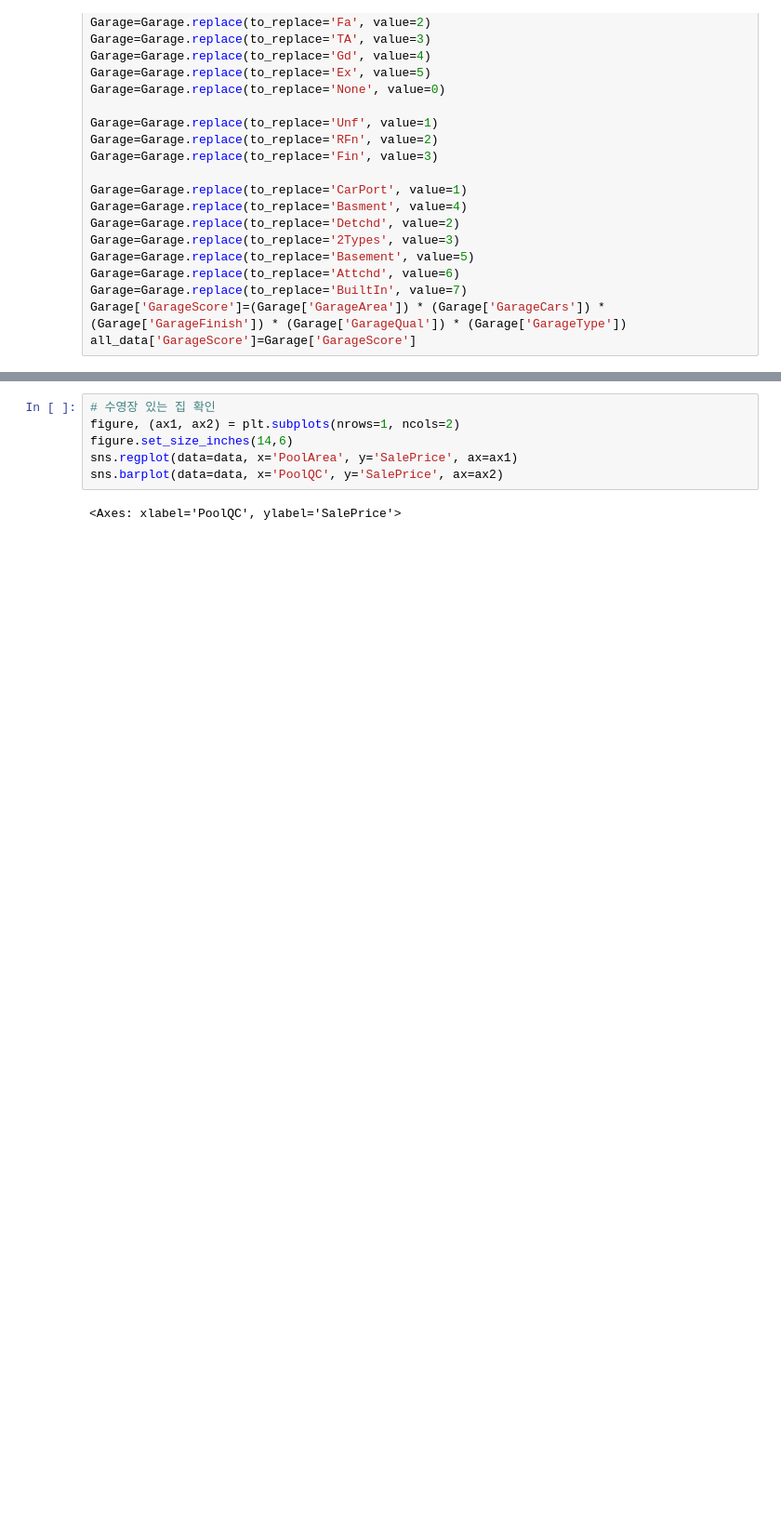
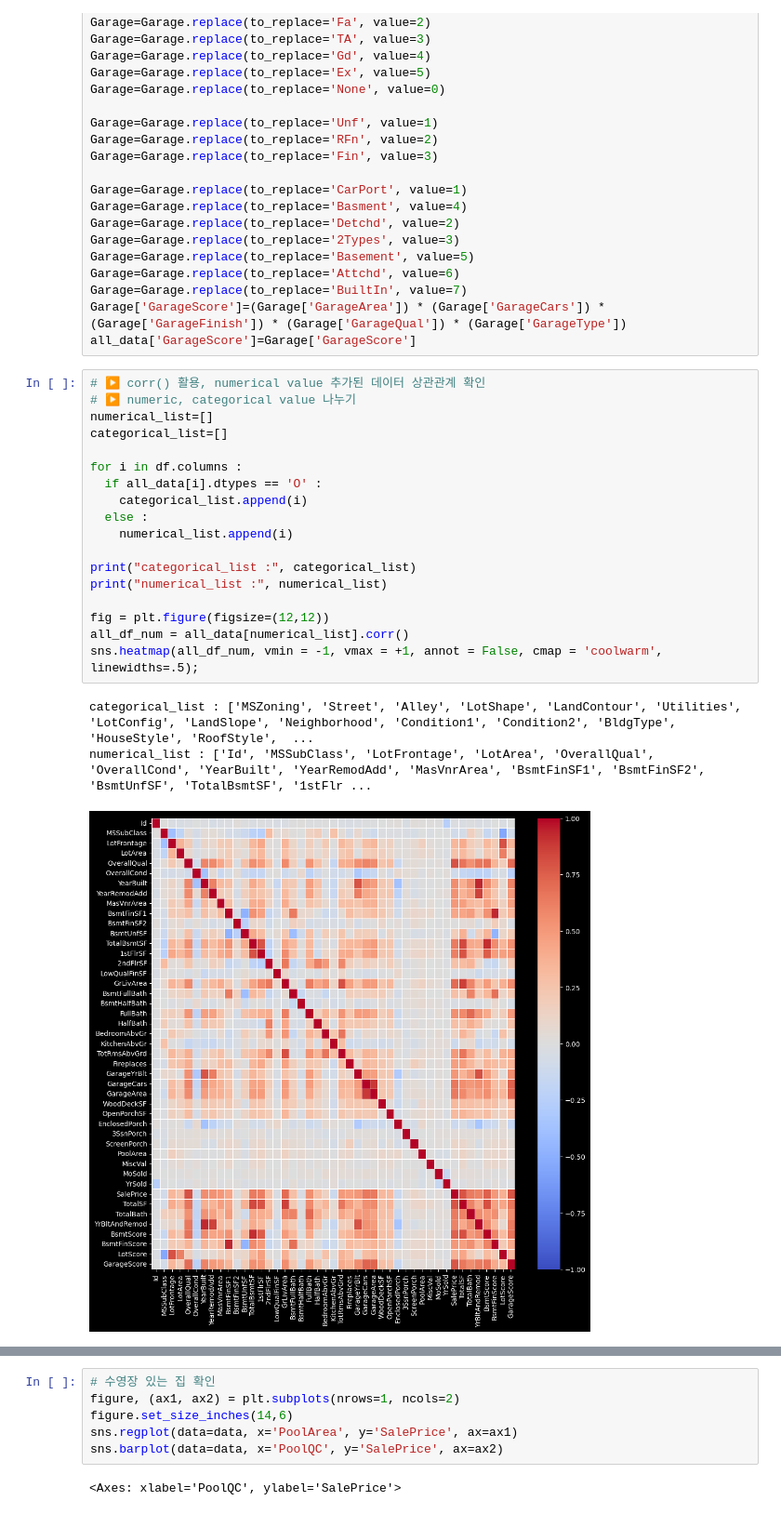
Before and after one commit to kinzinzz/Real_estate_Price_Prediction, a Jupyter notebook: 부동산_가격_예측.ipynb, the cells around one changed output, grey strips where cells are left out. Shown at 93% size. Saved outputs shown, nothing was run; the diff lists cells and outputs as text; blank space fills up the shorter version.

```diff
--- a/부동산_가격_예측.ipynb
+++ b/부동산_가격_예측.ipynb
@@ -538,3 +510,25 @@ Garage=Garage.replace(to_replace='Attchd', value=6)
 Garage=Garage.replace(to_replace='BuiltIn', value=7)
 Garage['GarageScore']=(Garage['GarageArea']) * (Garage['GarageCars']) * (Garage['GarageFinish']) * (Garage['GarageQual']) * (Garage['GarageType'])
 all_data['GarageScore']=Garage['GarageScore']
+# %%
+# ▶ corr() 활용, numerical value 추가된 데이터 상관관계 확인
+# ▶ numeric, categorical value 나누기
+numerical_list=[]
+categorical_list=[]
+
+for i in df.columns :
+  if all_data[i].dtypes == 'O' :
+    categorical_list.append(i)
+  else :
+    numerical_list.append(i)
+
+print("categorical_list :", categorical_list)
+print("numerical_list :", numerical_list)
+
+fig = plt.figure(figsize=(12,12))
+all_df_num = all_data[numerical_list].corr()
+sns.heatmap(all_df_num, vmin = -1, vmax = +1, annot = False, cmap = 'coolwarm', linewidths=.5);
+# %% [output]
+categorical_list : ['MSZoning', 'Street', 'Alley', 'LotShape', 'LandContour', 'Utilities', 'LotConfig', 'LandSlope', 'Neighborhood', 'Condition1', 'Condition2', 'BldgType', 'HouseStyle', 'RoofStyle',  ...
+numerical_list : ['Id', 'MSSubClass', 'LotFrontage', 'LotArea', 'OverallQual', 'OverallCond', 'YearBuilt', 'YearRemodAdd', 'MasVnrArea', 'BsmtFinSF1', 'BsmtFinSF2', 'BsmtUnfSF', 'TotalBsmtSF', '1stFlr ...
+[figure, added]
```
Also changed, not shown: parts of 37 cells of this notebook, 1 other file.
